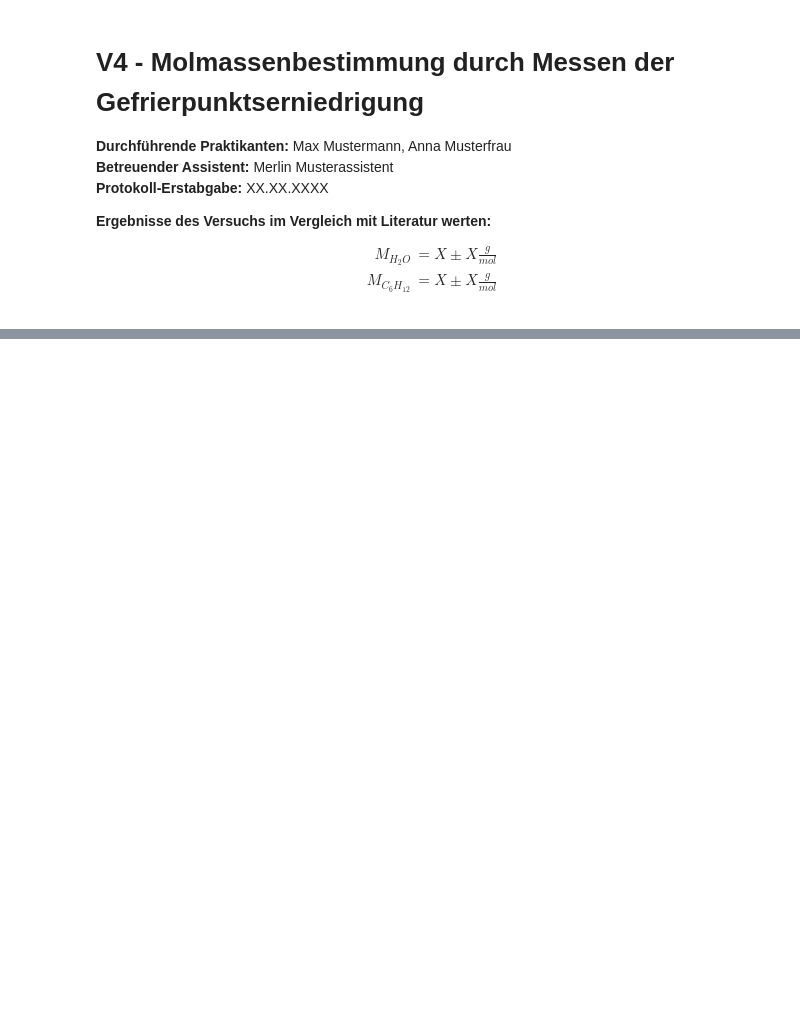
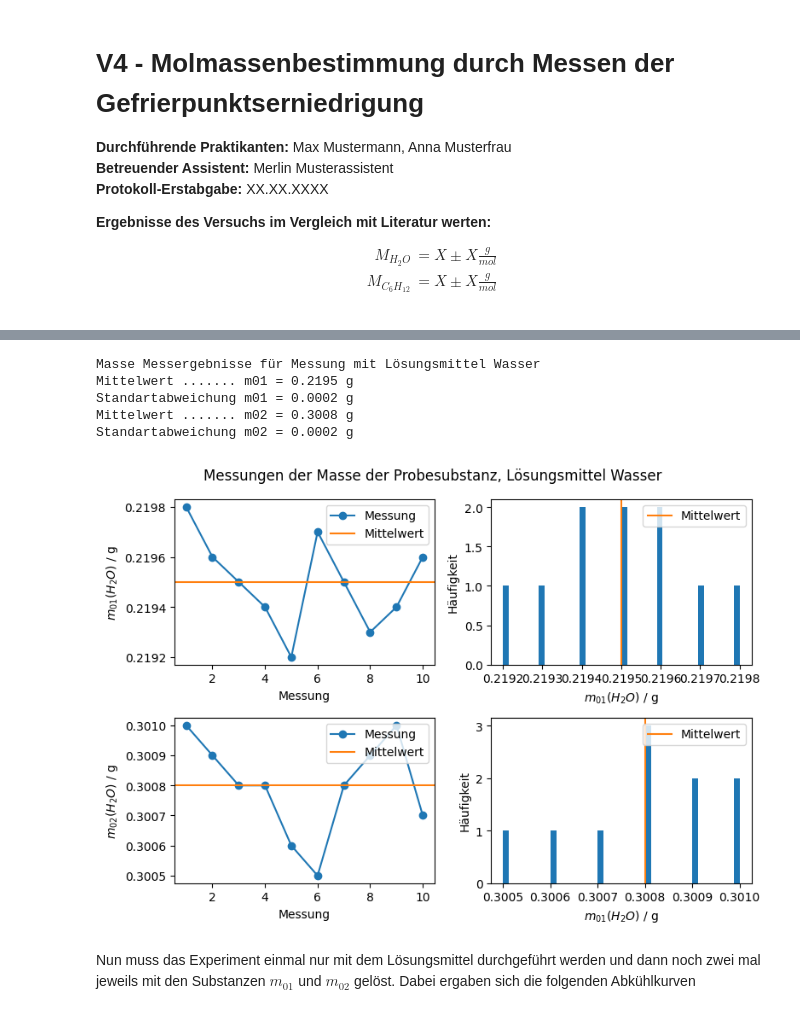
Before and after one commit to HansoTell/Computercafe, a Jupyter notebook: V4J/V4.ipynb, the cells around one changed output, grey strips where cells are left out. Drawn from its saved outputs; the diff is of its cells as text; code cells hidden in the pictures; blank space fills up the shorter version.

```diff
--- a/V4J/V4.ipynb
+++ b/V4J/V4.ipynb
@@ -348,0 +360,73 @@ gerührt wird.
+# %%
+mass_h2o = StringIO("""
+#Nr.  m01/g   m02/g
+1     0.2198  0.3010
+2     0.2196  0.3009
+3     0.2195  0.3008
+4     0.2194  0.3008
+5     0.2192  0.3006
+6     0.2197  0.3005
+7     0.2195  0.3008
+8     0.2193  0.3009
+9     0.2194  0.3010
+10    0.2196  0.3007
+""")
+
+i, m01_h20, m02_h20 = np.loadtxt(mass_h2o, unpack= True)
+
+m01_mean_h20 = np.mean(m01_h20)
+m02_mean_h20 = np.mean(m02_h20)
+
+m01_std_h20 = np.std(m01_h20)
+m02_std_h20 = np.std(m02_h20)
+
+print("Masse Messergebnisse für Messung mit Lösungsmittel Wasser")
+print("Mittelwert ....... m01 = %.4f g" % m01_mean_h20)
+print("Standartabweichung m01 = %.4f g" % m01_std_h20)
+
+print("Mittelwert ....... m02 = %.4f g" % m02_mean_h20)
+print("Standartabweichung m02 = %.4f g" % m02_std_h20)
+# %% [output]
+Masse Messergebnisse für Messung mit Lösungsmittel Wasser
+Mittelwert ....... m01 = 0.2195 g
+Standartabweichung m01 = 0.0002 g
+Mittelwert ....... m02 = 0.3008 g
+Standartabweichung m02 = 0.0002 g
+# %%
+plt.figure(figsize=(figwidth, 0.7*figwidth))
+
+plt.subplot(2,2,1)                      # Einzelmessungen der Masse
+plt.plot(i,m01_h20,'-o',label='Messung')
+plt.axhline(m01_mean_h20, color='C1',label='Mittelwert')
+plt.xlabel('Messung')
+plt.ylabel(r'$m_{01}(H_2O)$ / g')
+plt.legend(loc='upper right')
+
+plt.subplot(2,2,2)
+plt.hist(m01_h20,bins=40)
+plt.axvline(m01_mean_h20, color='C1',label='Mittelwert')
+plt.xlabel(r'$m_{01}(H_2O)$ / g')
+plt.ylabel('Häufigkeit')
+plt.legend(loc="upper right")
+
+plt.subplot(2,2,3)
+plt.plot(i,m02_h20, '-o', label="Messung")
+plt.axhline(m02_mean_h20, color='C1',label='Mittelwert')
+plt.xlabel('Messung')
+plt.ylabel(r'$m_{02}(H_2O)$ / g')
+plt.legend(loc='upper right')
+
+plt.subplot(2,2,4)
+plt.hist(m02_h20,bins=40)
+plt.axvline(m02_mean_h20, color='C1',label='Mittelwert')
+plt.xlabel(r'$m_{01}(H_2O)$ / g')
+plt.ylabel('Häufigkeit')
+plt.legend(loc="upper right")
+
+plt.suptitle("Messungen der Masse der Probesubstanz, Lösungsmittel Wasser")
+plt.tight_layout()
+plt.show()
+# %% [output]
+[figure, added]
+# %% [markdown]
+Nun muss das Experiment einmal nur mit dem Lösungsmittel durchgeführt werden und dann noch zwei mal jeweils mit den Substanzen $m_{01}$ und $m_{02}$ gelöst. Dabei ergaben sich die folgenden Abkühlkurven
```
Also changed, not shown: parts of 3 cells of this notebook, 4 other files.
